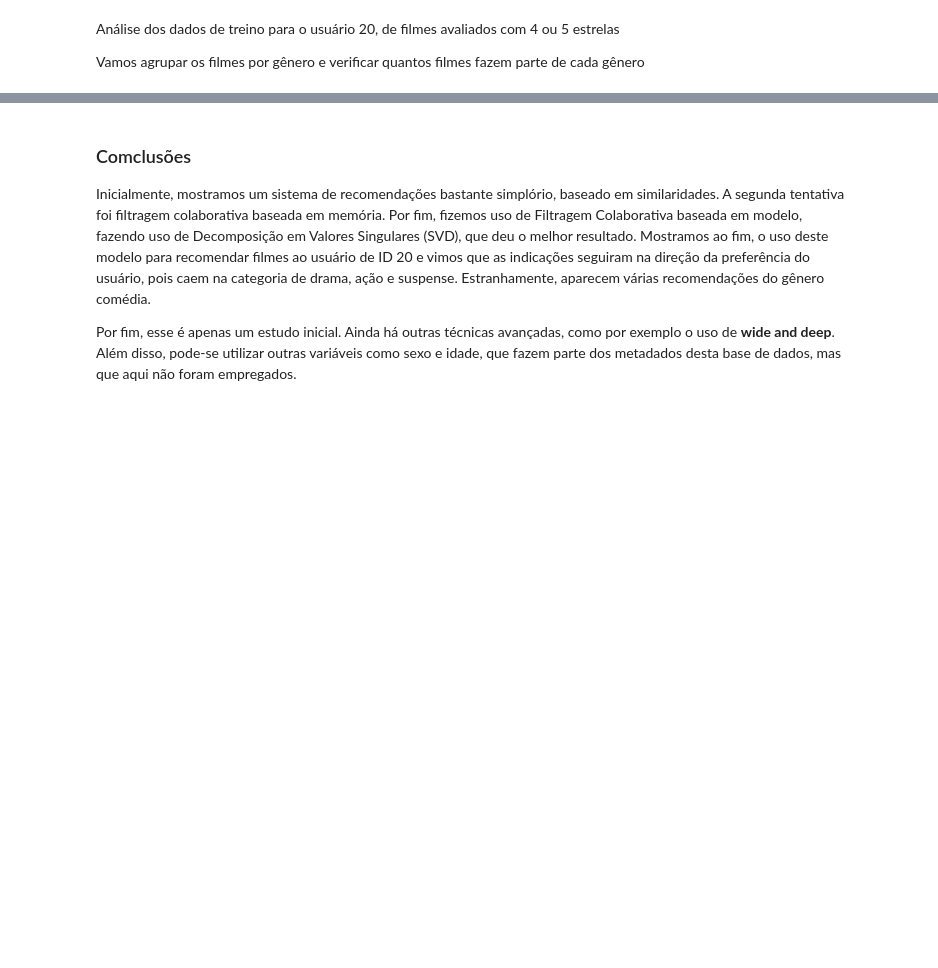
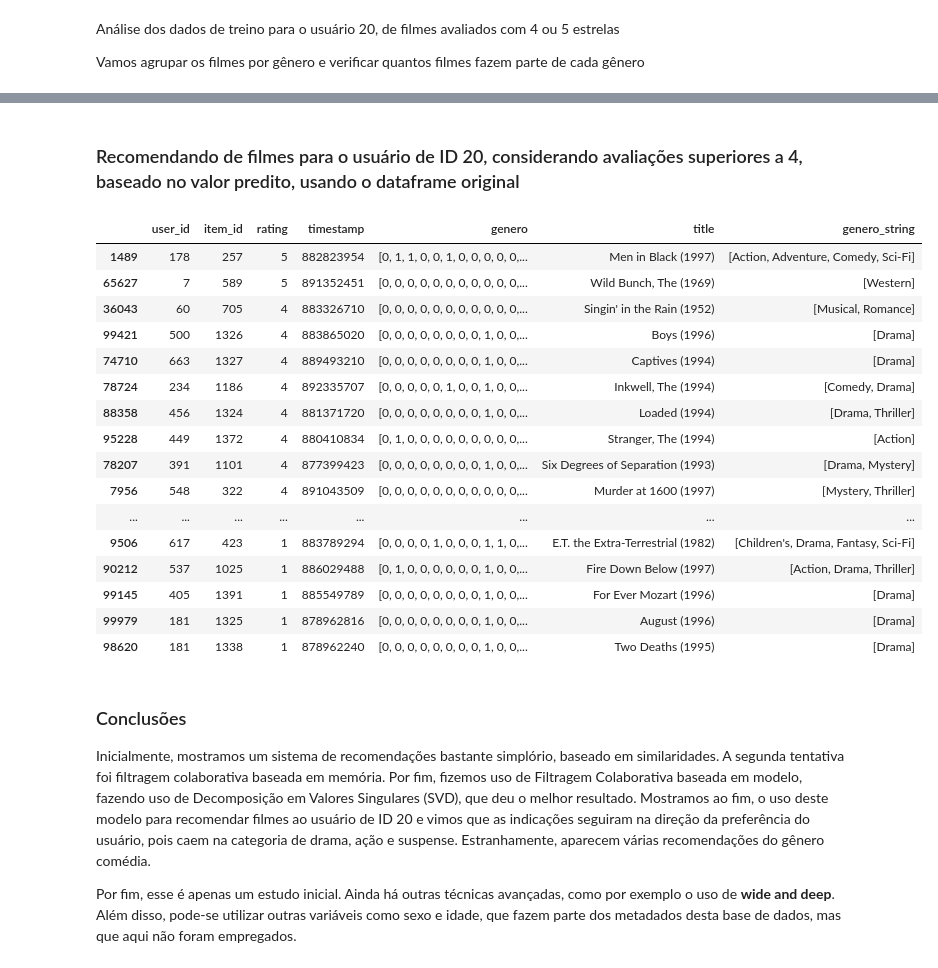
Before and after one commit to purificacao/Recommender_systems_MovieLens, a Jupyter notebook: recommeder_systems_case_study.ipynb, the cells around one changed output, grey strips where cells are left out. Drawn from its saved outputs; the diff is of its cells as text; code cells hidden in the pictures; blank space fills up the shorter version.

```diff
--- a/recommeder_systems_case_study.ipynb
+++ b/recommeder_systems_case_study.ipynb
@@ -585,8 +597,5 @@ from sklearn.preprocessing import MinMaxScaler
-# %%
-# Tornando valores negativos iguais a 0
-X_pred[X_pred < 0] = 0
 # %%
-scaler = MinMaxScaler(feature_range=(0, 5))
+scaler = MinMaxScaler(feature_range=(1, 5))
 X_pred_transformed = scaler.fit_transform(X_pred)
 # %% [markdown]
 ### Avaliações de todos os itens preditos para o usuário 20
@@ -657,5 +683,27 @@ count_genero
+# %% [markdown]
+### Recomendando de filmes para o usuário de ID 20, considerando avaliações superiores a 4, baseado no valor predito, usando o dataframe original
+# %%
+train_data[df.item_id.isin(np.where(X_pred_transformed[20,:] > 3.5)[0])].drop_duplicates(subset='item_id').sort_values('rating', ascending=False)
+# %% [output]
+|  | user_id | item_id | rating | timestamp | genero | title | genero_string |
+| 1489 | 178 | 257 | 5 | 882823954 | [0, 1, 1, 0, 0, 1, 0, 0, 0, 0, 0,... | Men in Black (1997) | [Action, Adventure, Comedy, Sci-Fi] |
+| 65627 | 7 | 589 | 5 | 891352451 | [0, 0, 0, 0, 0, 0, 0, 0, 0, 0, 0,... | Wild Bunch, The (1969) | [Western] |
+| 36043 | 60 | 705 | 4 | 883326710 | [0, 0, 0, 0, 0, 0, 0, 0, 0, 0, 0,... | Singin' in the Rain (1952) | [Musical, Romance] |
+| 99421 | 500 | 1326 | 4 | 883865020 | [0, 0, 0, 0, 0, 0, 0, 0, 1, 0, 0,... | Boys (1996) | [Drama] |
+| 74710 | 663 | 1327 | 4 | 889493210 | [0, 0, 0, 0, 0, 0, 0, 0, 1, 0, 0,... | Captives (1994) | [Drama] |
+| 78724 | 234 | 1186 | 4 | 892335707 | [0, 0, 0, 0, 0, 1, 0, 0, 1, 0, 0,... | Inkwell, The (1994) | [Comedy, Drama] |
+| 88358 | 456 | 1324 | 4 | 881371720 | [0, 0, 0, 0, 0, 0, 0, 0, 1, 0, 0,... | Loaded (1994) | [Drama, Thriller] |
+| 95228 | 449 | 1372 | 4 | 880410834 | [0, 1, 0, 0, 0, 0, 0, 0, 0, 0, 0,... | Stranger, The (1994) | [Action] |
+| 78207 | 391 | 1101 | 4 | 877399423 | [0, 0, 0, 0, 0, 0, 0, 0, 1, 0, 0,... | Six Degrees of Separation (1993) | [Drama, Mystery] |
+| 7956 | 548 | 322 | 4 | 891043509 | [0, 0, 0, 0, 0, 0, 0, 0, 0, 0, 0,... | Murder at 1600 (1997) | [Mystery, Thriller] |
+| ... | ... | ... | ... | ... | ... | ... | ... |
+| 9506 | 617 | 423 | 1 | 883789294 | [0, 0, 0, 0, 1, 0, 0, 0, 1, 1, 0,... | E.T. the Extra-Terrestrial (1982) | [Children's, Drama, Fantasy, Sci-Fi] |
+| 90212 | 537 | 1025 | 1 | 886029488 | [0, 1, 0, 0, 0, 0, 0, 0, 1, 0, 0,... | Fire Down Below (1997) | [Action, Drama, Thriller] |
+| 99145 | 405 | 1391 | 1 | 885549789 | [0, 0, 0, 0, 0, 0, 0, 0, 1, 0, 0,... | For Ever Mozart (1996) | [Drama] |
+| 99979 | 181 | 1325 | 1 | 878962816 | [0, 0, 0, 0, 0, 0, 0, 0, 1, 0, 0,... | August (1996) | [Drama] |
+| 98620 | 181 | 1338 | 1 | 878962240 | [0, 0, 0, 0, 0, 0, 0, 0, 1, 0, 0,... | Two Deaths (1995) | [Drama] |
 # %% [markdown]
-### Comclusões
+### Conclusões
 
 Inicialmente, mostramos um sistema de recomendações bastante simplório, baseado em similaridades. A segunda tentativa foi filtragem colaborativa baseada em memória. Por fim, fizemos uso de Filtragem Colaborativa baseada em modelo, fazendo uso de Decomposição em Valores Singulares (SVD), que deu o melhor resultado. Mostramos ao fim, o uso deste modelo para recomendar filmes ao usuário de ID 20 e vimos que as indicações seguiram na direção da preferência do usuário, pois caem na categoria de drama, ação e suspense. Estranhamente, aparecem várias recomendações do gênero comédia.
 
```
Also changed, not shown: parts of 25 cells of this notebook.
